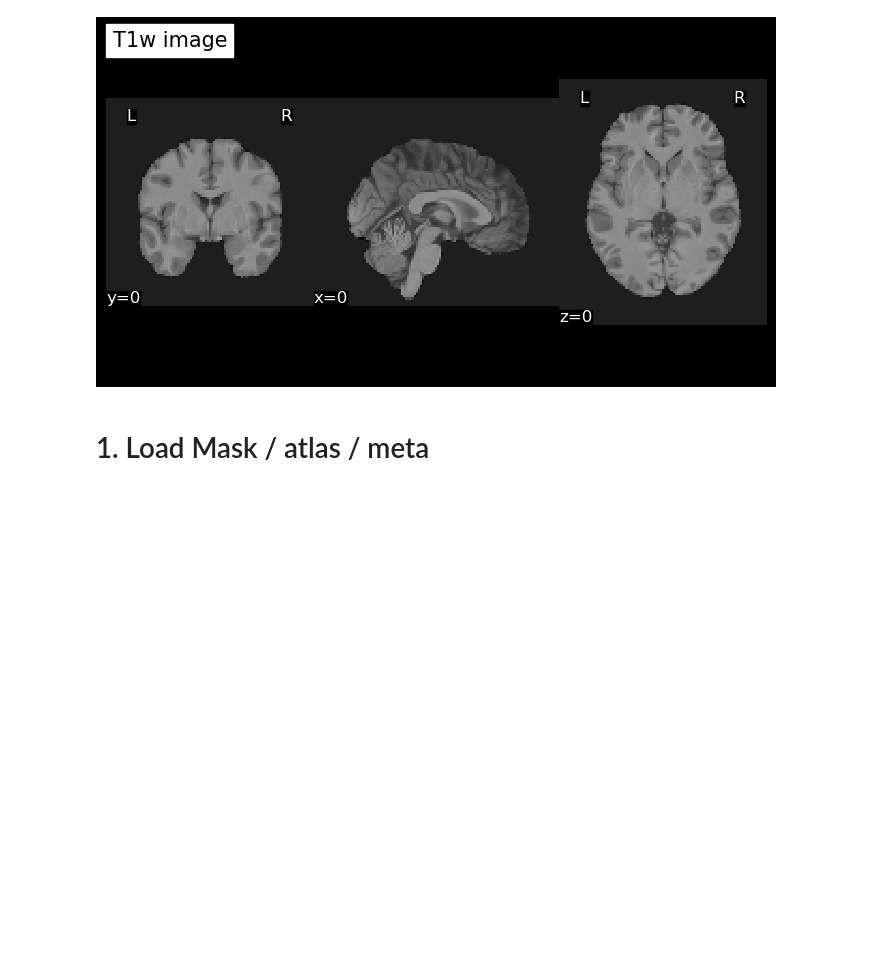
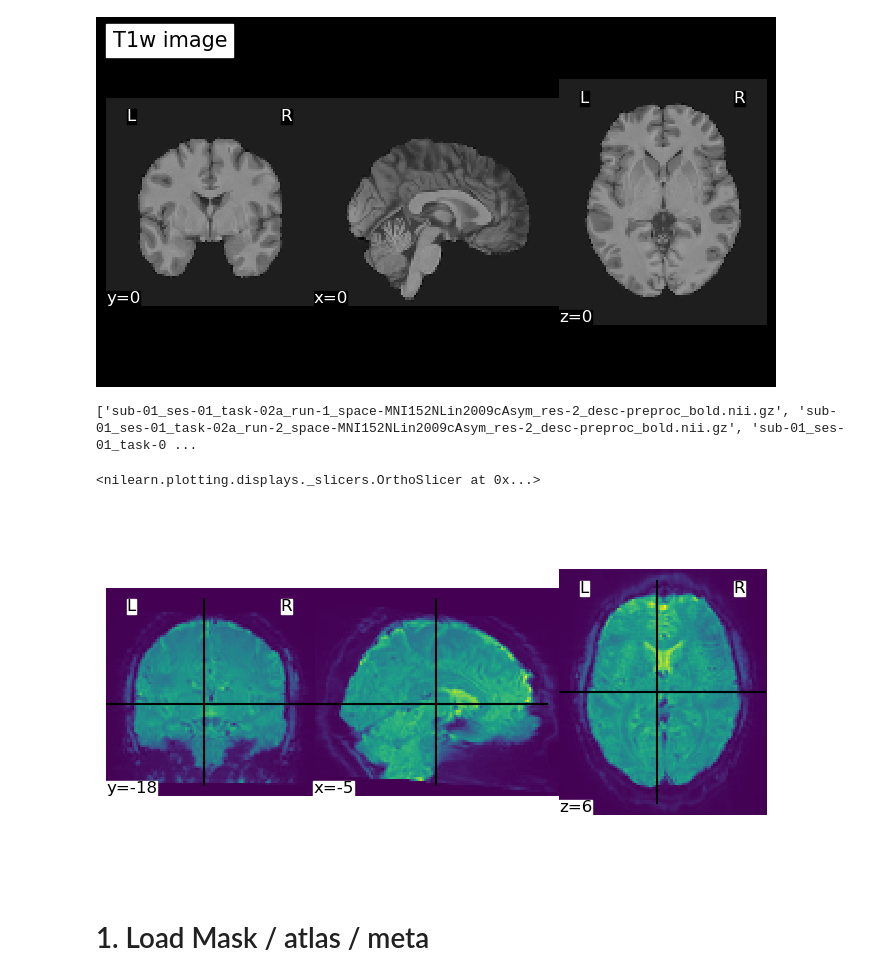
Before and after one commit to GalhardoCorreia/MusicBrainNetwork, a Jupyter notebook: scripts/functional-connectivity_BD.ipynb, the cells around one changed output. Cells and saved outputs as stored; diff of their text form; code cells hidden in the pictures; blank space fills up the shorter version.

```diff
--- a/scripts/functional-connectivity_BD.ipynb
+++ b/scripts/functional-connectivity_BD.ipynb
@@ -30,5 +32,31 @@ plot_anat(anat_path, title='T1w image', display_mode='ortho',  draw_cross=False,
 # %% [output]
 <nilearn.plotting.displays._slicers.OrthoSlicer at 0x...>
 [figure]
+# %%
+# load the functional data
+
+# list directory contents with extension 'nii.gz'
+func_runs = os.listdir(funcdir_path)
+func_runs = [f for f in func_runs if f.endswith('bold.nii.gz')]
+
+# Sort the list
+func_runs.sort()
+
+print(func_runs)
+# %% [output]
+['sub-01_ses-01_task-02a_run-1_space-MNI152NLin2009cAsym_res-2_desc-preproc_bold.nii.gz', 'sub-01_ses-01_task-02a_run-2_space-MNI152NLin2009cAsym_res-2_desc-preproc_bold.nii.gz', 'sub-01_ses-01_task-0 ...
+# %%
+from nilearn.image import mean_img , load_img
+from nilearn.plotting import plot_img
+
+# Load the first functional image
+func_image = image.load_img(os.path.join(funcdir_path,func_runs[0]))
+
+mfunc_img = mean_img(func_image)
+
+plot_img(mfunc_img)
+# %% [output]
+<nilearn.plotting.displays._slicers.OrthoSlicer at 0x...>
+[figure, added]
 # %% [markdown]
 # 1. Load Mask / atlas / meta
```
Also changed, not shown: parts of 8 cells of this notebook, 47 other files.
